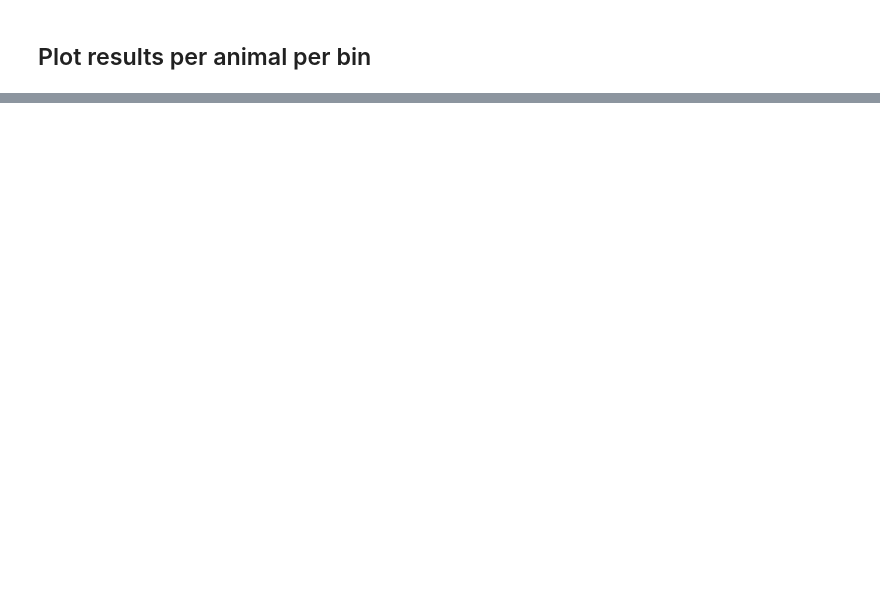
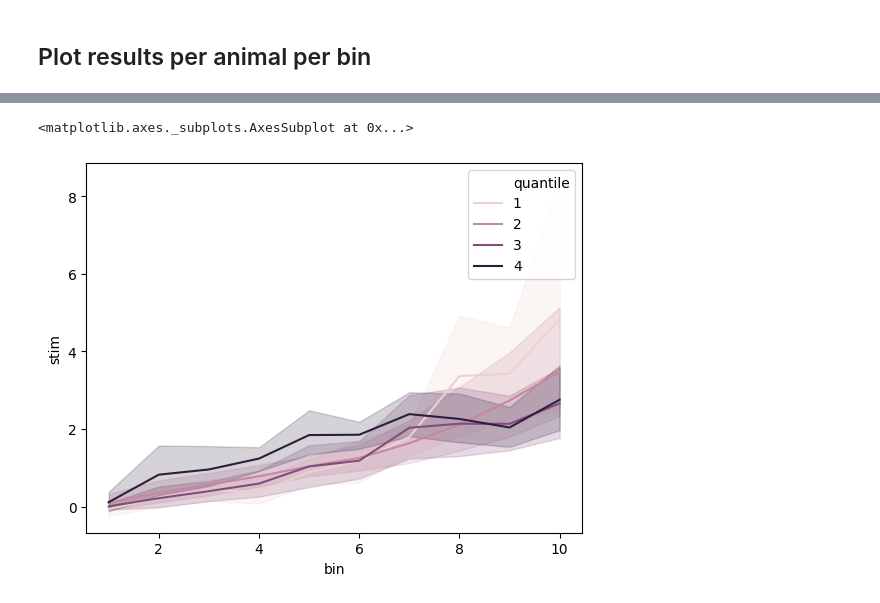
Before and after one commit to ineslaranjeira/representation_learning_variability, a Jupyter notebook: Models/GLMHMM/2_fit_models/fit_glm/5_plot_best_params.ipynb, the cells around one changed output, grey strips where cells are left out. Saved outputs shown, nothing was run; the diff lists cells and outputs as text; code cells hidden in the pictures; blank space fills up the shorter version.

Commit message:
Now save weights on a dataframe for plotting more easily with seaborn

```diff
--- a/Models/GLMHMM/2_fit_models/fit_glm/5_plot_best_params.ipynb
+++ b/Models/GLMHMM/2_fit_models/fit_glm/5_plot_best_params.ipynb
@@ -19,6 +19,16 @@ from glm_utils import load_animal_list
 from post_processing_utils import load_data, load_glmhmm_data, load_cv_arr, \
     create_cv_frame_for_plotting, get_file_name_for_best_model_fold, \
     partition_data_by_session, create_violation_mask, get_marginal_posterior, load_glm_vectors
+# %%
+"""
+Load trials data
+"""
+trials_dir = '/home/ines/repositories/representation_learning_variability/DATA/'
+trials_dir = '/Users/ineslaranjeira/Documents/Repositories/representation_learning_variability/DATA/'
+
+all_trials = pd.read_csv(trials_dir + "learning_private_one.csv")
+bin_num = 10
+all_trials = bin_frac(all_trials, bin_num)
 # %%
 """
 Useful directories
@@ -26,5 +36,10 @@ Useful directories
 data_dir = '/home/ines/repositories/representation_learning_variability/DATA/GLMHMM/data_for_cluster/data_by_bin/'
 overall_dir = '/home/ines/repositories/representation_learning_variability/Models/GLMHMM/results/ibl_individual_fit/'
 figure_dir = '/home/ines/repositories/representation_learning_variability/Models/GLMHMM/figures/weights/'
+
+data_dir = '/Users/ineslaranjeira/Documents/Repositories/representation_learning_variability/DATA/GLMHMM/'
+processed_ibl_data_path = data_dir + "data_for_cluster/" + "data_by_bin" + str(bin_num) + "global_normalization/"
+overall_dir = '/Users/ineslaranjeira/Documents/Repositories/representation_learning_variability/Models/GLMHMM/results/ibl_individual_fit/'
+figure_dir = '/Users/ineslaranjeira/Documents/Repositories/representation_learning_variability/Models/GLMHMM/figures/weights/'
 if not os.path.exists(figure_dir):
     os.makedirs(figure_dir)
@@ -206,0 +320,5 @@ UCLA051
+# %%
+bins_interest = [0, 5, 9]
+
+animal_df = pd.DataFrame(columns=['animal', 'bin', 'quantile', 'stim', 'pc', 'wsls', 'bias'], index = range(len(bins_interest)))
+animal_df
@@ -206,0 +418,13 @@ UCLA051
+# %%
+weights_df['quantile'] = weights_df['quantile'].astype(float)
+weights_df['bin'] = weights_df['bin'].astype(float)
+weights_df['perf'] = weights_df['perf'].astype(float)
+weights_df['stim'] = weights_df['stim'].astype(float)
+weights_df['pc'] = weights_df['pc'].astype(float)
+weights_df['wsls'] = weights_df['wsls'].astype(float)
+weights_df['bias'] = weights_df['bias'].astype(float)
+# %%
+sns.lineplot(x='bin', y='stim', data=weights_df, hue='quantile')
+# %% [output]
+<matplotlib.axes._subplots.AxesSubplot at 0x...>
+[figure, added]
```
Also changed, not shown: parts of 8 cells of this notebook.
